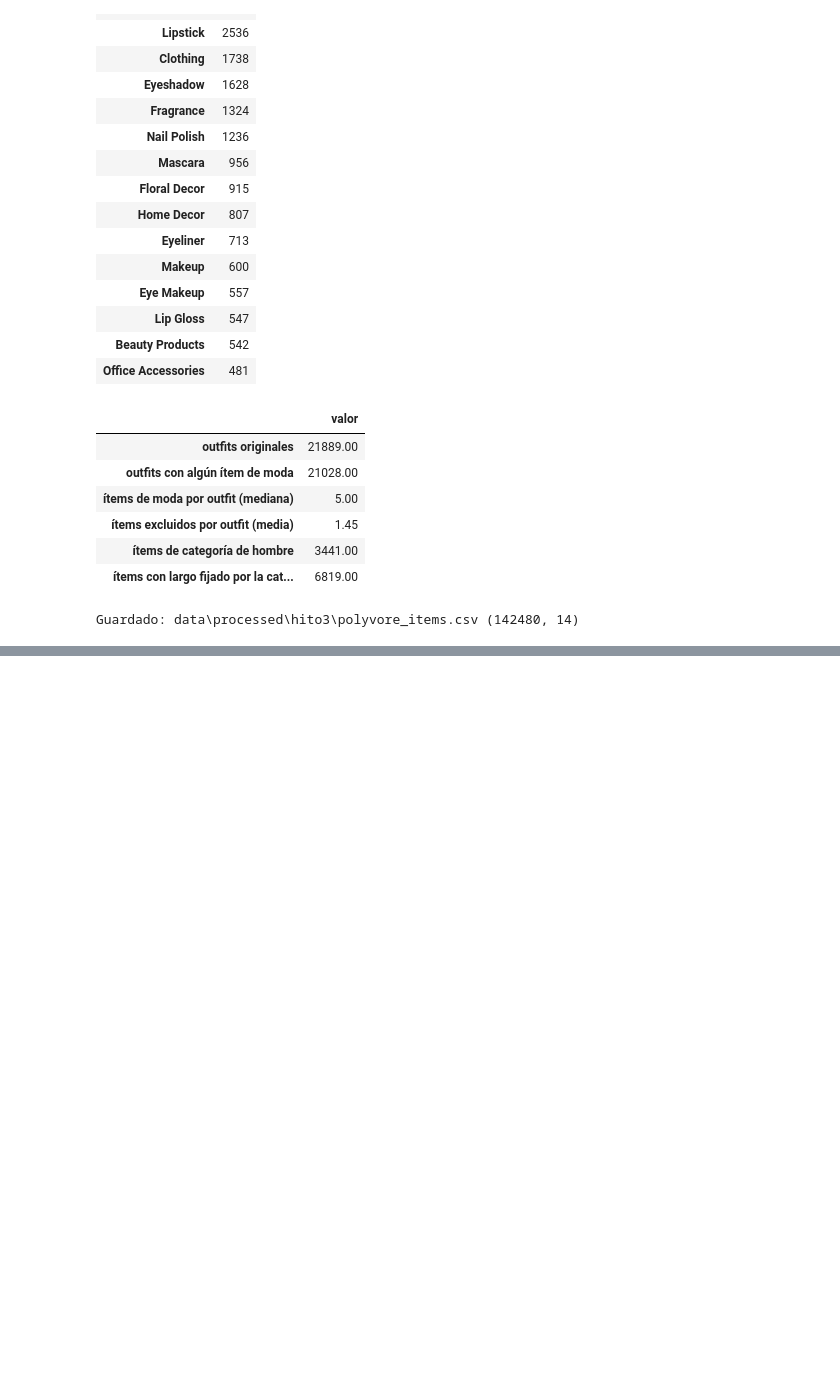
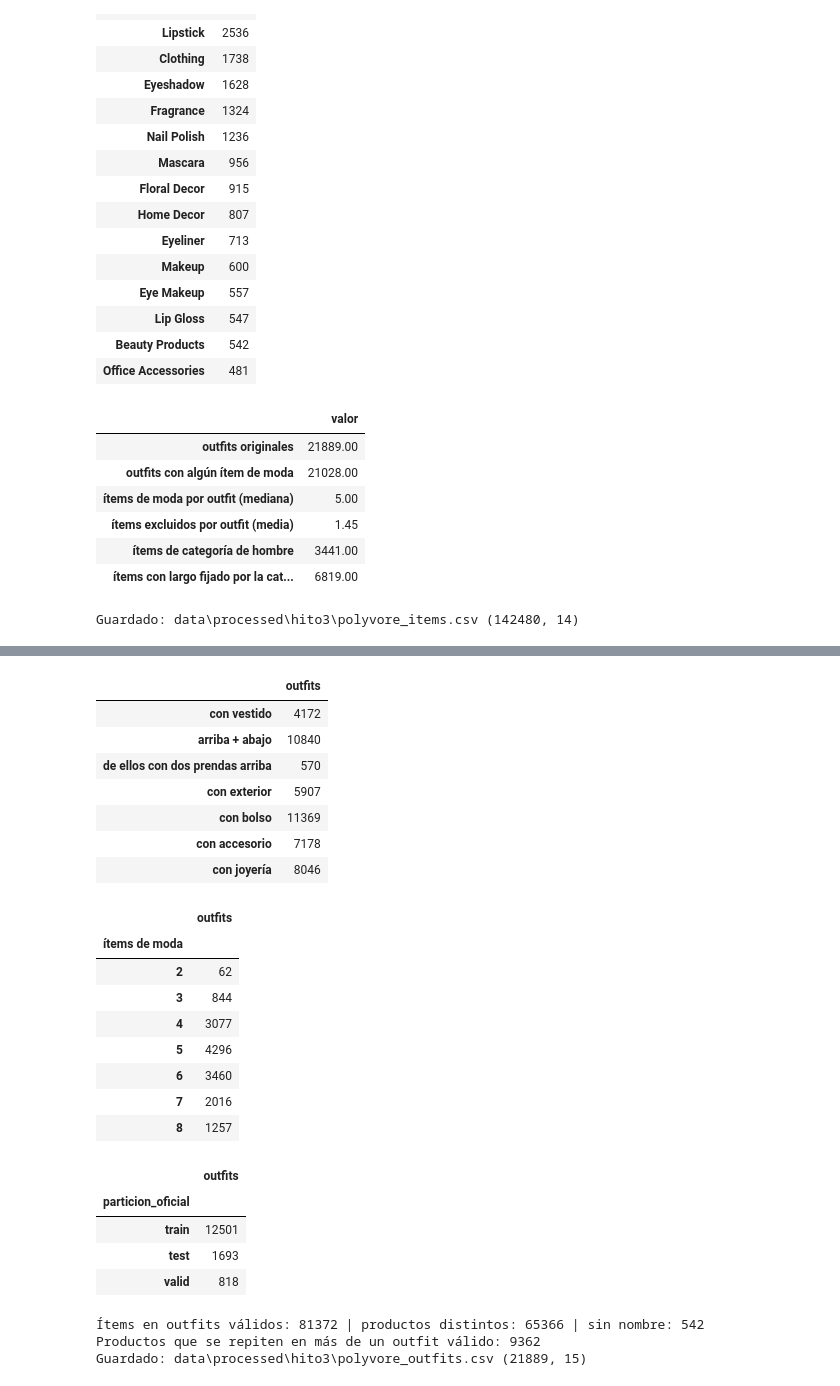
Before and after one commit to sowiexsker894/Predicci-n-de-compatibilidad-de-outfits-desde-el-conectoma-del-Giant-Fiber-System, a Jupyter notebook: notebooks/hito3/00_polyvore_descarga.ipynb, the cells around one changed output, grey strips where cells are left out. Drawn from its saved outputs; the diff is of its cells as text; code cells hidden in the pictures; blank space fills up the shorter version.

```diff
--- a/notebooks/hito3/00_polyvore_descarga.ipynb
+++ b/notebooks/hito3/00_polyvore_descarga.ipynb
@@ -245,0 +290,49 @@ Guardado: data\processed\hito3\polyvore_items.csv (142480, 14)
+# %%
+validos = outfits[outfits["valido"]]
+composicion = pd.Series({
+    "con vestido": int((validos["vestido"] == 1).sum()),
+    "arriba + abajo": int((validos["abajo"] == 1).sum()),
+    "  de ellos con dos prendas arriba": int((validos["arriba"] == 2).sum()),
+    "con exterior": int((validos["exterior"] == 1).sum()),
+    "con bolso": int((validos["bolso"] > 0).sum()),
+    "con accesorio": int((validos["accesorio"] > 0).sum()),
+    "con joyería": int((validos["joyeria"] > 0).sum()),
+}, name="outfits")
+display(composicion.to_frame())
+display(validos["items_moda"].value_counts().sort_index().rename_axis("ítems de moda").to_frame("outfits"))
+display(validos["particion_oficial"].value_counts().to_frame("outfits"))
+
+items_validos = items[items["set_id"].isin(validos["set_id"]) & (items["slot"] != "excluido")]
+print("Ítems en outfits válidos:", len(items_validos), "| productos distintos:", items_validos["tid"].nunique(),
+      "| sin nombre:", int((items_validos["name"] == "").sum()))
+print("Productos que se repiten en más de un outfit válido:",
+      int((items_validos.groupby("tid")["set_id"].nunique() > 1).sum()))
+
+outfits.to_csv(OUTFITS, index=False, encoding="utf-8")
+print("Guardado:", OUTFITS.relative_to(ROOT), outfits.shape)
+# %% [output]
+|  | outfits |
+| con vestido | 4172 |
+| arriba + abajo | 10840 |
+| de ellos con dos prendas arriba | 570 |
+| con exterior | 5907 |
+| con bolso | 11369 |
+| con accesorio | 7178 |
+| con joyería | 8046 |
+|  | outfits |
+| ítems de moda |  |
+| 2 | 62 |
+| 3 | 844 |
+| 4 | 3077 |
+| 5 | 4296 |
+| 6 | 3460 |
+| 7 | 2016 |
+| 8 | 1257 |
+|  | outfits |
+| particion_oficial |  |
+| train | 12501 |
+| test | 1693 |
+| valid | 818 |
+Ítems en outfits válidos: 81372 | productos distintos: 65366 | sin nombre: 542
+Productos que se repiten en más de un outfit válido: 9362
+Guardado: data\processed\hito3\polyvore_outfits.csv (21889, 15)
```
Also changed, not shown: parts of 3 cells of this notebook, 5 other files.
